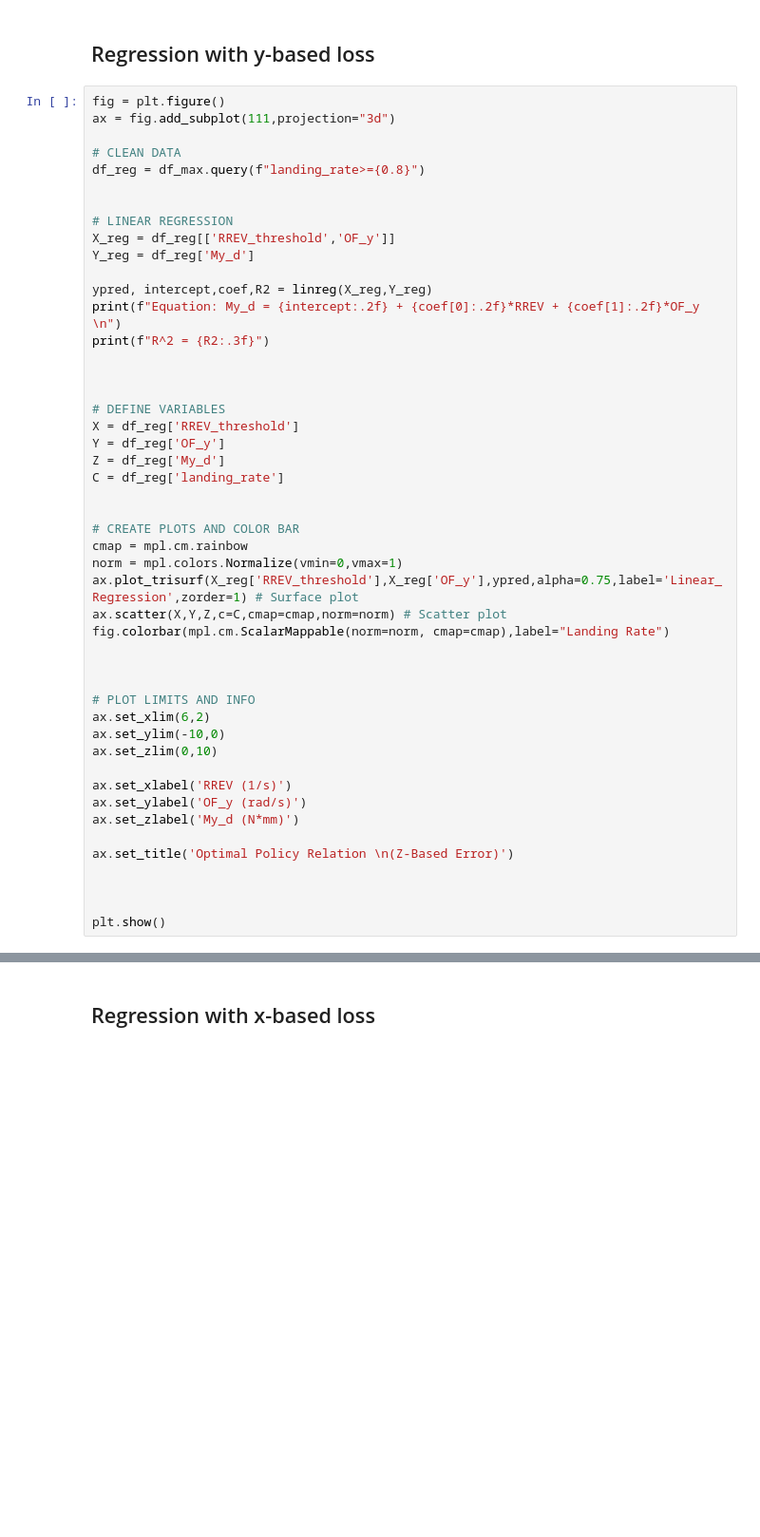
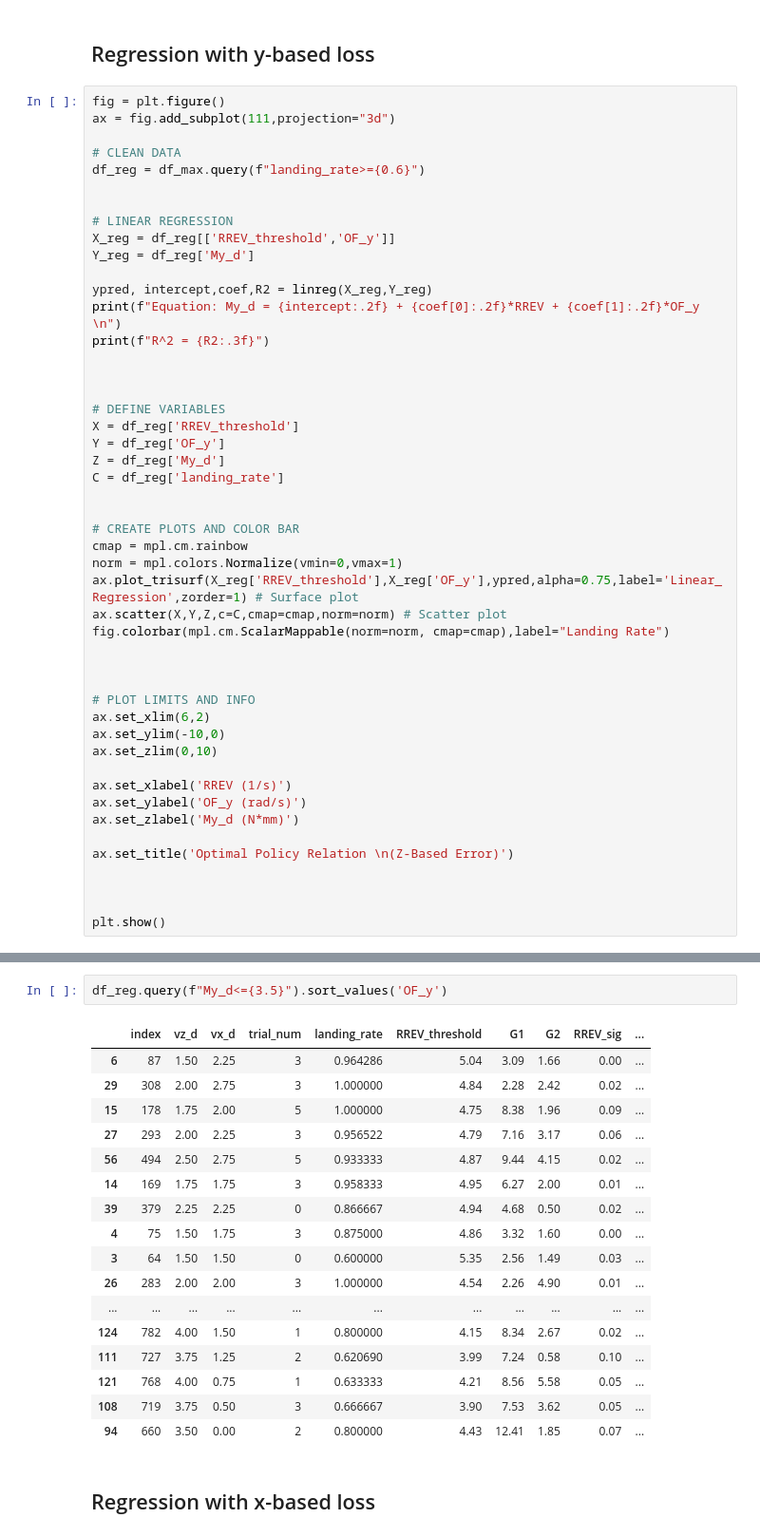
Before and after one commit to bhabas/sar_simulation, a Jupyter notebook: src/Projects/IROS_DataAnalysis/Wide-Short_2-Policy/WS_2-Policy_Max_Analysis.ipynb, the cells around one changed output, grey strips where cells are left out. Shown at 95% size. Saved outputs shown, nothing was run; the diff lists cells and outputs as text; blank space fills up the shorter version.

```diff
--- a/src/Projects/IROS_DataAnalysis/Wide-Short_2-Policy/WS_2-Policy_Max_Analysis.ipynb
+++ b/src/Projects/IROS_DataAnalysis/Wide-Short_2-Policy/WS_2-Policy_Max_Analysis.ipynb
@@ -593,7 +593,7 @@ fig = plt.figure()
 ax = fig.add_subplot(111,projection="3d")
 
 # CLEAN DATA
-df_reg = df_max.query(f"landing_rate>={0.8}")
+df_reg = df_max.query(f"landing_rate>={0.6}")
 
 
 # LINEAR REGRESSION
@@ -644,3 +652,23 @@ R^2 = 0.216
+# %%
+df_reg.query(f"My_d<={3.5}").sort_values('OF_y')
+# %% [output]
+|  | index | vz_d | vx_d | trial_num | landing_rate | RREV_threshold | G1 | G2 | RREV_sig | ... |
+| 6 | 87 | 1.50 | 2.25 | 3 | 0.964286 | 5.04 | 3.09 | 1.66 | 0.00 | ... |
+| 29 | 308 | 2.00 | 2.75 | 3 | 1.000000 | 4.84 | 2.28 | 2.42 | 0.02 | ... |
+| 15 | 178 | 1.75 | 2.00 | 5 | 1.000000 | 4.75 | 8.38 | 1.96 | 0.09 | ... |
+| 27 | 293 | 2.00 | 2.25 | 3 | 0.956522 | 4.79 | 7.16 | 3.17 | 0.06 | ... |
+| 56 | 494 | 2.50 | 2.75 | 5 | 0.933333 | 4.87 | 9.44 | 4.15 | 0.02 | ... |
+| 14 | 169 | 1.75 | 1.75 | 3 | 0.958333 | 4.95 | 6.27 | 2.00 | 0.01 | ... |
+| 39 | 379 | 2.25 | 2.25 | 0 | 0.866667 | 4.94 | 4.68 | 0.50 | 0.02 | ... |
+| 4 | 75 | 1.50 | 1.75 | 3 | 0.875000 | 4.86 | 3.32 | 1.60 | 0.00 | ... |
+| 3 | 64 | 1.50 | 1.50 | 0 | 0.600000 | 5.35 | 2.56 | 1.49 | 0.03 | ... |
+| 26 | 283 | 2.00 | 2.00 | 3 | 1.000000 | 4.54 | 2.26 | 4.90 | 0.01 | ... |
+| ... | ... | ... | ... | ... | ... | ... | ... | ... | ... | ... |
+| 124 | 782 | 4.00 | 1.50 | 1 | 0.800000 | 4.15 | 8.34 | 2.67 | 0.02 | ... |
+| 111 | 727 | 3.75 | 1.25 | 2 | 0.620690 | 3.99 | 7.24 | 0.58 | 0.10 | ... |
+| 121 | 768 | 4.00 | 0.75 | 1 | 0.633333 | 4.21 | 8.56 | 5.58 | 0.05 | ... |
+| 108 | 719 | 3.75 | 0.50 | 3 | 0.666667 | 3.90 | 7.53 | 3.62 | 0.05 | ... |
+| 94 | 660 | 3.50 | 0.00 | 2 | 0.800000 | 4.43 | 12.41 | 1.85 | 0.07 | ... |
 # %% [markdown]
 ## Regression with x-based loss
 # %%
```
Also changed, not shown: parts of 4 cells of this notebook, 13 other files.
